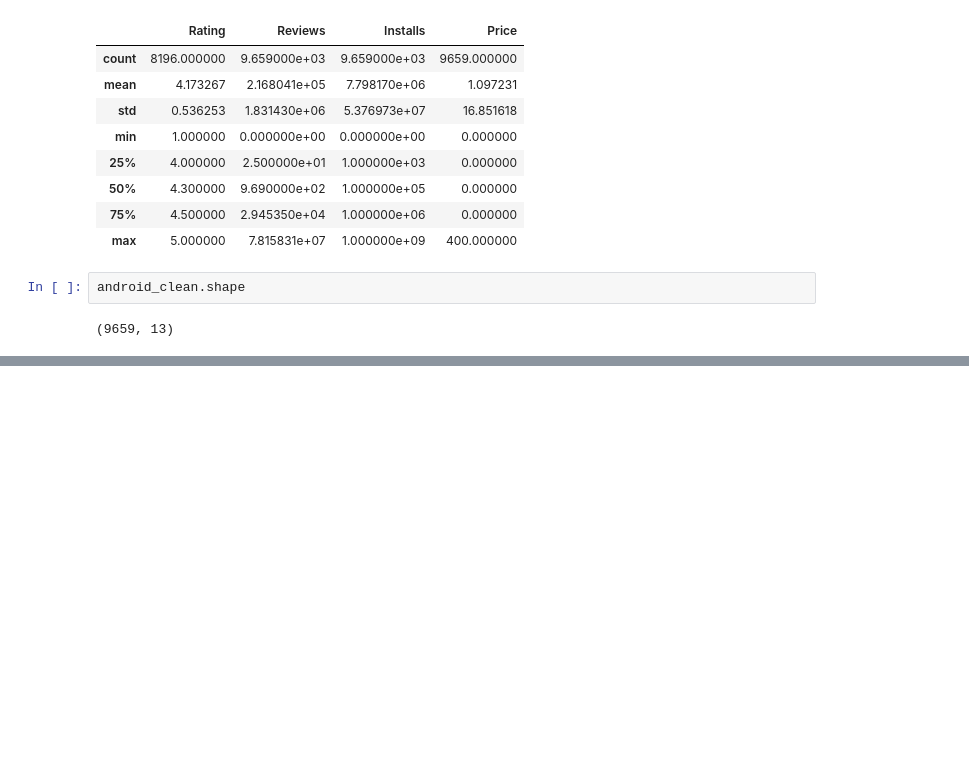
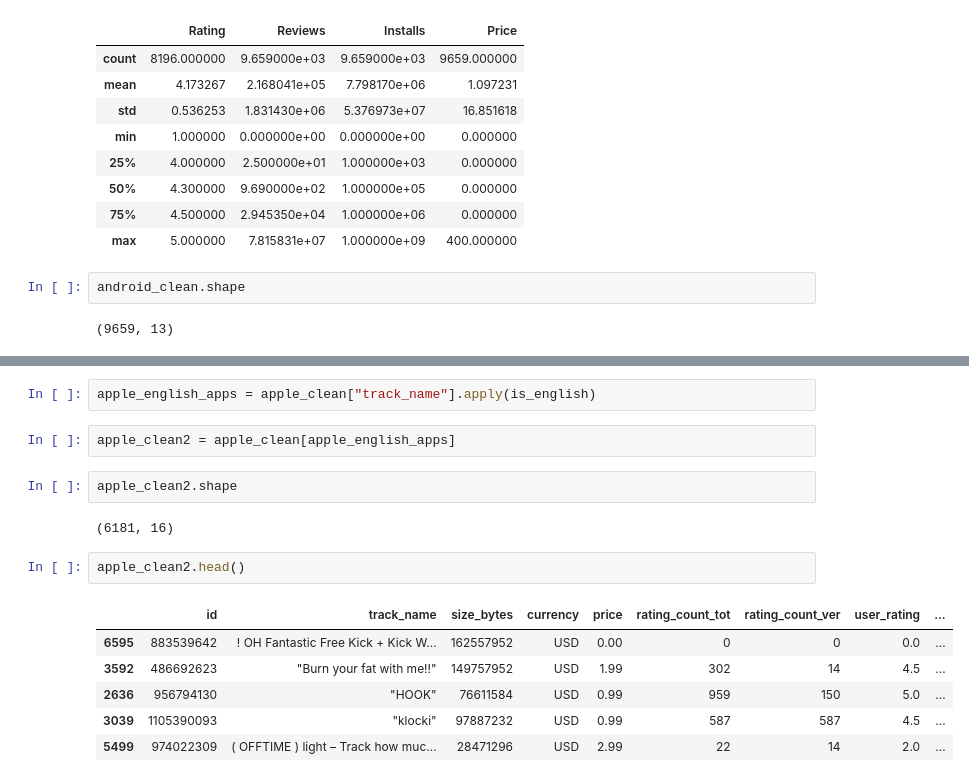
Before and after one commit to KostasTheOne/Mobile-Apps-Project, a Jupyter notebook: Profitable_Apps.ipynb, the cells around one changed output, grey strips where cells are left out. Drawn from its saved outputs; the diff is of its cells as text; blank space fills up the shorter version.

```diff
--- a/Profitable_Apps.ipynb
+++ b/Profitable_Apps.ipynb
@@ -317,0 +396,17 @@ android_clean.shape
+# %%
+apple_english_apps = apple_clean["track_name"].apply(is_english)
+# %%
+apple_clean2 = apple_clean[apple_english_apps]
+# %%
+apple_clean2.shape
+# %% [output]
+(6181, 16)
+# %%
+apple_clean2.head()
+# %% [output]
+|  | id | track_name | size_bytes | currency | price | rating_count_tot | rating_count_ver | user_rating | ... |
+| 6595 | 883539642 | ! OH Fantastic Free Kick + Kick W... | 162557952 | USD | 0.00 | 0 | 0 | 0.0 | ... |
+| 3592 | 486692623 | "Burn your fat with me!!" | 149757952 | USD | 1.99 | 302 | 14 | 4.5 | ... |
+| 2636 | 956794130 | "HOOK" | 76611584 | USD | 0.99 | 959 | 150 | 5.0 | ... |
+| 3039 | 1105390093 | "klocki" | 97887232 | USD | 0.99 | 587 | 587 | 4.5 | ... |
+| 5499 | 974022309 | ( OFFTIME ) light – Track how muc... | 28471296 | USD | 2.99 | 22 | 14 | 2.0 | ... |
```
Also changed, not shown: parts of 20 cells of this notebook.
